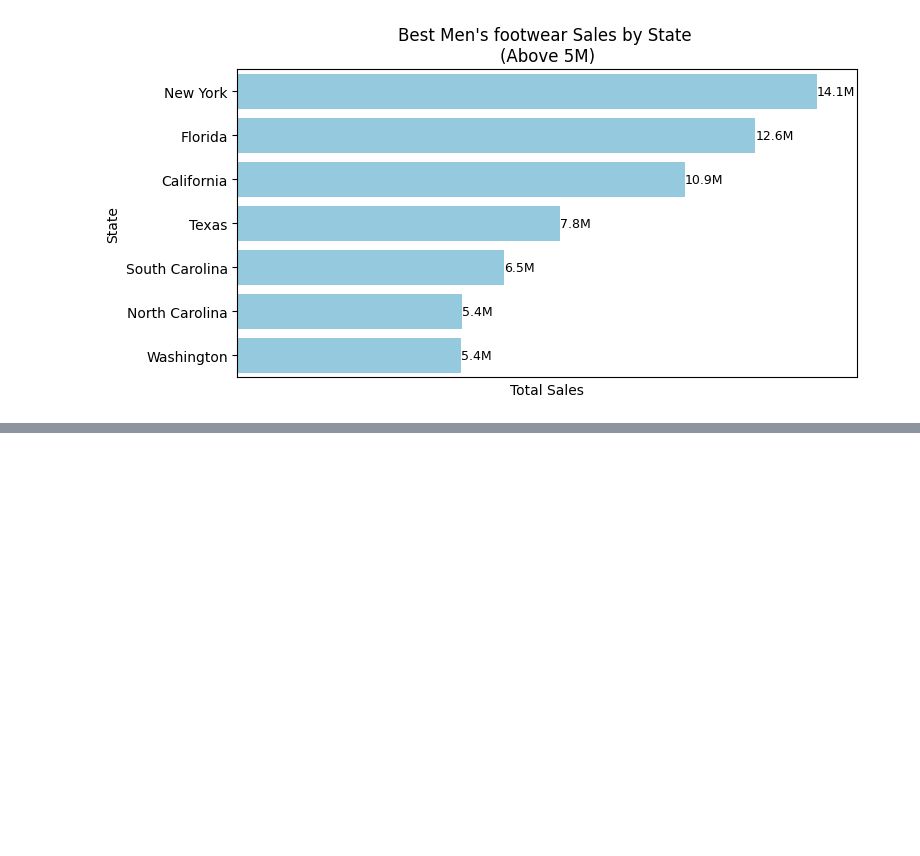
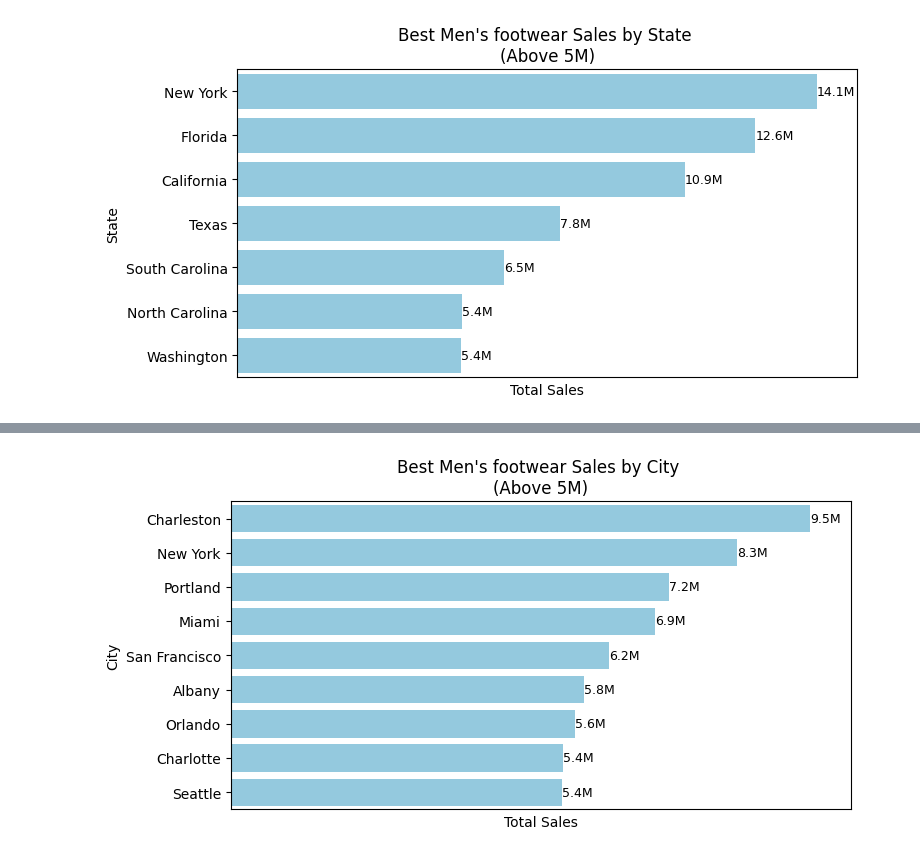
Before and after one commit to murithidenisgitobu/Adidas-Sales-Analysis-Across-the-US, a Jupyter notebook: Jupyter Notebook/adidas_notebook.ipynb, the cells around one changed output, grey strips where cells are left out. Cells and saved outputs as stored; diff of their text form; code cells hidden in the pictures; blank space fills up the shorter version.

```diff
--- a/Jupyter Notebook/adidas_notebook.ipynb
+++ b/Jupyter Notebook/adidas_notebook.ipynb
@@ -773,3 +777,14 @@ plt.title("Best Men's footwear Sales by State \n(Above 5M)")
 plt.show()
 # %% [output]
 [figure]
+# %%
+# Group Mens Footwear by City and reset index
+mens_footwear_sales_city = (
+    mens_footwear_sales.groupby("City")["Total Sales"]
+    .sum()
+    .reset_index()
+    .sort_values(by="Total Sales", ascending=False)
+    .reset_index(drop=True)
+)
+
+mens_footwear_sales_city.style.format({"Total Sales": "{:,.0f}"})
@@ -775,0 +809,21 @@ plt.show()
+# %%
+# Visualize top sales mens wear by City
+# Only Cities that 5Million and above sales were made
+mens_footwear_sales_city_5m = mens_footwear_sales_city[mens_footwear_sales_city["Total Sales"] >= 5000000]
+
+plt.figure(figsize=(8, 4))
+ax = sns.barplot(data=mens_footwear_sales_city_5m,
+            x='Total Sales',
+            y='City',
+            color='skyblue')
+
+for container in ax.containers:
+    labels = [f'{v/1_000_000:.1f}M' for v in container.datavalues]
+    ax.bar_label(container, labels=labels, label_type='edge', fontsize=9)
+
+plt.margins(x=0.07)
+plt.xticks([])
+plt.title("Best Men's footwear Sales by City \n(Above 5M)")
+plt.show()
+# %% [output]
+[figure, added]
```
Also changed, not shown: parts of 7 cells of this notebook, 2 other files.
